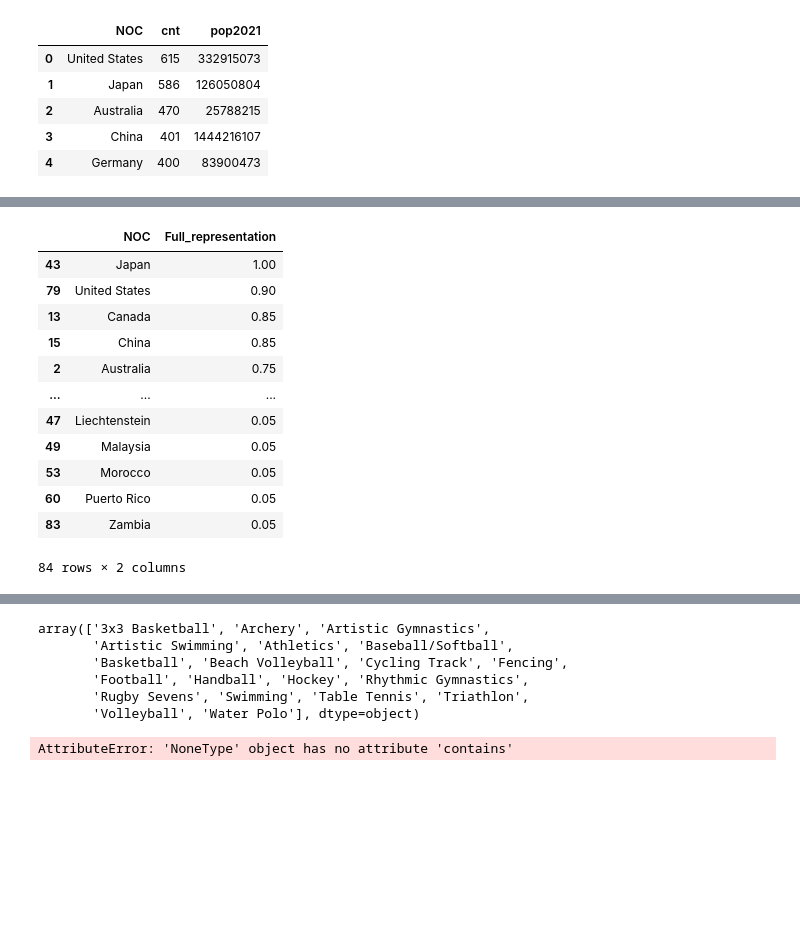
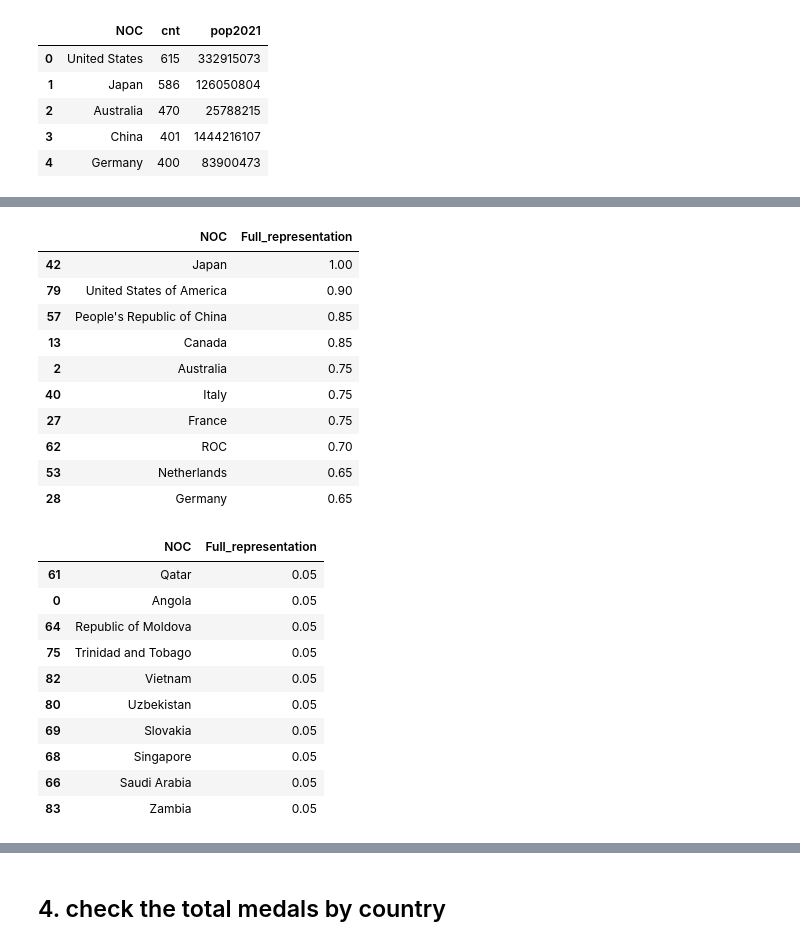
Before and after one commit to NadavNavon/Tokyo2020-DA, a Jupyter notebook: Tokyo_2020_notebook.ipynb, the cells around one changed output, grey strips where cells are left out. Drawn from its saved outputs; the diff is of its cells as text; code cells hidden in the pictures; blank space fills up the shorter version.

```diff
--- a/Tokyo_2020_notebook.ipynb
+++ b/Tokyo_2020_notebook.ipynb
@@ -413,8 +416,6 @@ display(teams.Discipline.nunique())
 # %%
-# test which country send max
-
-discipline_max_events = teams.groupby('Discipline')['Event'].nunique().reset_index()
-discipline_max_events = discipline_max_events.rename(columns = {'Event':'max_events'})
+# find the number of distinct events for each discipline
+discipline_max_events = teams.groupby('Discipline')['Event'].nunique().reset_index().rename(columns = {'Event':'max_events'}).sort_values('max_events', ascending = False)
 discipline_max_events.head(10)
 # %% [output]
 |  | Discipline | max_events |
@@ -431,3 +432,9 @@ discipline_max_events.head(10)
 # %%
+# count the number of teams for each country by discipline
 dicipline_NOC = teams.groupby(['Discipline', 'NOC'])['Event'].count().reset_index().rename(columns={'Event':'No_of_Represtative'})
-dicipline_NOC = dicipline_NOC.merge(discipline_max_events[['Discipline','max_events']] , on = 'Discipline', how = 'left')
+display(dicipline_NOC)
+
+# join the maximum number of possible teams for eeach dicipline
+dicipline_NOC = dicipline_NOC.merge(discipline_max_events[['Discipline','max_events']] , on = 'Discipline', how = 'left').sort_values(['max_events', 'No_of_Represtative'], ascending = False)
+
+display(dicipline_NOC.head(20))
@@ -440,3 +491,5 @@ dicipline_NOC_full_rep = dicipline_NOC.drop(['No_of_Represtative','max_events'],
 # %%
-dicipline_NOC_full_rep.sort_values('Full_representation', ascending = False).head(10)
+percentages = dicipline_NOC_full_rep.groupby('NOC')['Full_representation'].count().reset_index().sort_values('Full_representation', ascending = False)
+display(percentages.head(10))
+display(percentages.tail(10))
 # %% [output]
@@ -454,3 +517,0 @@ dicipline_NOC_full_rep.sort_values('Full_representation', ascending = False).hea
-# %%
-percentages = dicipline_NOC_full_rep.groupby('NOC')['Full_representation'].count().reset_index()
-percentages.sort_values('Full_representation', ascending = False).head(5)
@@ -464,24 +518,34 @@ percentages.sort_values('Full_representation', ascending = False).head(5)
 # %%
-#
+# check the prectentage of full representation for each country
 percentages['Full_representation'] = (percentages['Full_representation'] / dicipline_NOC_full_rep['Discipline'].nunique())
 
-#
+# sort values
 precentages = percentages.sort_values('Full_representation', ascending = False)
 
-precentages
+display(precentages.head(10))
+display(precentages.tail(10))
 # problem to solve - not all countries send represenative at all! Intresting.
 # %% [output]
 |  | NOC | Full_representation |
-| 43 | Japan | 1.00 |
-| 79 | United States | 0.90 |
+| 42 | Japan | 1.00 |
+| 79 | United States of America | 0.90 |
+| 57 | People's Republic of China | 0.85 |
 | 13 | Canada | 0.85 |
-| 15 | China | 0.85 |
 | 2 | Australia | 0.75 |
-| ... | ... | ... |
-| 47 | Liechtenstein | 0.05 |
-| 49 | Malaysia | 0.05 |
-| 53 | Morocco | 0.05 |
-| 60 | Puerto Rico | 0.05 |
-| 83 | Zambia | 0.05 |
+| 40 | Italy | 0.75 |
+| 27 | France | 0.75 |
+| 62 | ROC | 0.70 |
+| 53 | Netherlands | 0.65 |
+| 28 | Germany | 0.65 |
-84 rows × 2 columns
+|  | NOC | Full_representation |
+| 61 | Qatar | 0.05 |
+| 0 | Angola | 0.05 |
+| 64 | Republic of Moldova | 0.05 |
+| 75 | Trinidad and Tobago | 0.05 |
+| 82 | Vietnam | 0.05 |
+| 80 | Uzbekistan | 0.05 |
+| 69 | Slovakia | 0.05 |
+| 68 | Singapore | 0.05 |
+| 66 | Saudi Arabia | 0.05 |
+| 83 | Zambia | 0.05 |
 # %%
@@ -499,19 +560,9 @@ fig.update_layout(xaxis_tickangle=-45)
 fig.show()
 # %% [output]
 [interactive output not drawn]
-# %%
-## Task 4 - check how many of team players of of the ball category
-
-#first - by using the word 'ball' using nltk? check the hand notebook
-display(teams['Discipline'].unique()).contains('ball')
-# %% [output]
-array(['3x3 Basketball', 'Archery', 'Artistic Gymnastics',
-       'Artistic Swimming', 'Athletics', 'Baseball/Softball',
-       'Basketball', 'Beach Volleyball', 'Cycling Track', 'Fencing',
-       'Football', 'Handball', 'Hockey', 'Rhythmic Gymnastics',
-       'Rugby Sevens', 'Swimming', 'Table Tennis', 'Triathlon',
-       'Volleyball', 'Water Polo'], dtype=object)
-AttributeError: 'NoneType' object has no attribute 'contains'
+# %% [markdown]
+
+## 4. check the total medals by country
 # %%
 medals
 # %% [output]
```
Also changed, not shown: parts of 42 cells of this notebook.
